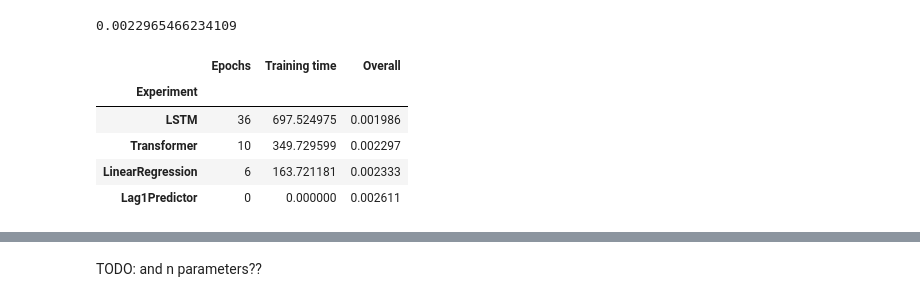
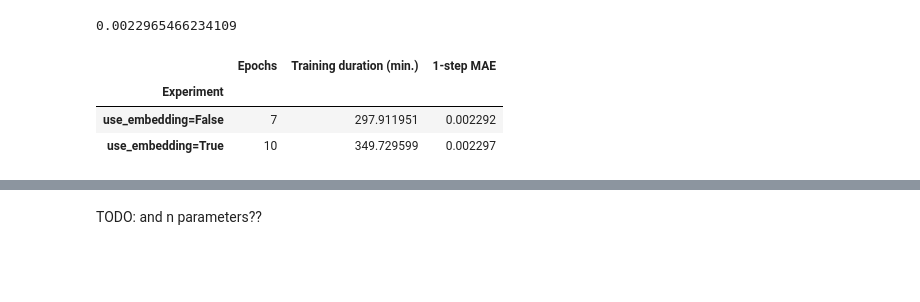
Before and after one commit to AronDJacobsen/fault_management_uds, a Jupyter notebook: notebooks/3_evaluation/2_compare_models.ipynb, the cells around one changed output, grey strips where cells are left out. Saved outputs shown, nothing was run; the diff lists cells and outputs as text; code cells hidden in the pictures; blank space fills up the shorter version.

```diff
--- a/notebooks/3_evaluation/2_compare_models.ipynb
+++ b/notebooks/3_evaluation/2_compare_models.ipynb
@@ -32,7 +32,12 @@ random.seed(seed)
 # %% [markdown]
 ## Load
 # %%
-experiment_folder_name = 'benchmarking'
+#experiment_folder_name = 'benchmarking'
+
+experiment_folder_name = 'benchmark'
+
+
+
 experiment_folder = MODELS_DIR / experiment_folder_name
 
 split = 0 # first split
@@ -134,7 +137,7 @@ Lowest steps ahead: 10
 # %% [markdown]
 ## 1 step ahead
 # %%
-data_type = 'val'
+data_type = 'test'
 
 # folder to save the plots
 plots_folder = FIGURES_DIR / 'experiments' / experiment_folder_name / data_type
@@ -351,33 +355,31 @@ runs[run][data_type]['step_MAEs'].loc[1, 'Overall']
 # %%
 # create the dataframe
 df = pd.DataFrame()
 
 for i, run in enumerate(runs):
     experiment_name = runs[run]['experiment_name']
     epochs = runs[run]['epoch']
     training_time = runs[run]['training_time']
     _df = pd.DataFrame({
         'Experiment': experiment_name,
         'Epochs': epochs,
-        'Training time': training_time,
-        'Overall': runs[run][data_type]['step_MAEs'].loc[1, 'Overall']
+        'Training duration (min.)': training_time,
+        '1-step MAE': runs[run][data_type]['step_MAEs'].loc[1, 'Overall']
     }, index=[experiment_name])
 
     df = pd.concat([df, _df])
 
 # sort rows by overall 1-step MAE column
-df = df.sort_values(by='Overall')
+df = df.sort_values(by='1-step MAE')
 # set experiment as index
 df = df.set_index('Experiment')
 n_conditions = df.shape[1]
 df
 # %% [output]
-|  | Epochs | Training time | Overall |
+|  | Epochs | Training duration (min.) | 1-step MAE |
 | Experiment |  |  |  |
-| LSTM | 36 | 697.524975 | 0.001986 |
-| Transformer | 10 | 349.729599 | 0.002297 |
-| LinearRegression | 6 | 163.721181 | 0.002333 |
-| Lag1Predictor | 0 | 0.000000 | 0.002611 |
+| use_embedding=False | 7 | 297.911951 | 0.002292 |
+| use_embedding=True | 10 | 349.729599 | 0.002297 |
 # %%
 # Create a figure with an additional column for averages
 fig, axs = plt.subplots(1, n_conditions, figsize=(12, 1+df.shape[0]//2))
```
Also changed, not shown: parts of 9 cells of this notebook, 16 other files.
